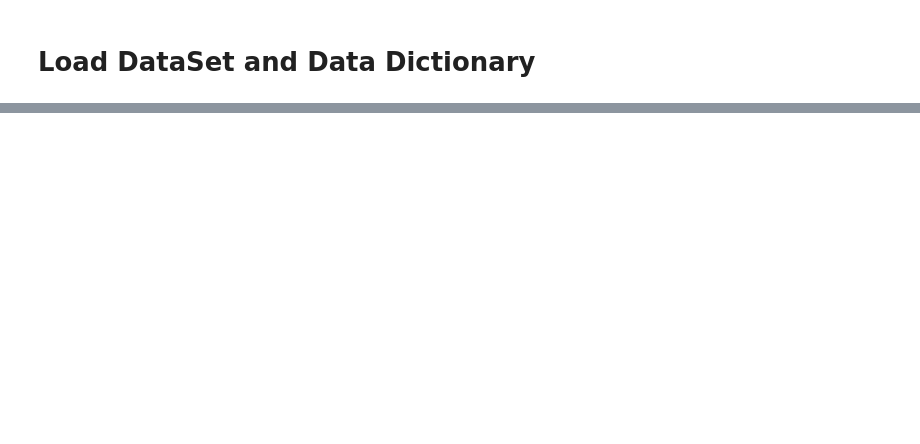
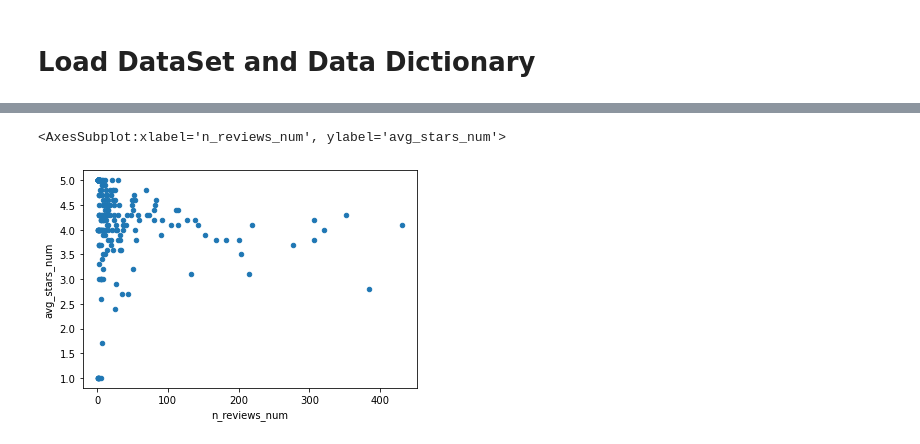
Before and after one commit to GSSaac/TOMlogistics, a Jupyter notebook: cm_WP1_DescriptiveStats.ipynb, the cells around one changed output, grey strips where cells are left out. Drawn from its saved outputs; the diff is of its cells as text; code cells hidden in the pictures; blank space fills up the shorter version.

```diff
--- a/cm_WP1_DescriptiveStats.ipynb
+++ b/cm_WP1_DescriptiveStats.ipynb
@@ -128,0 +201,13 @@ array(['010 Logistics', 'EA logistics & moving'], dtype=object)
+# %%
+#Which companies have the lowest ratings? (with at least 10 reviews)
+over_ten_reviews = Dataset[(Dataset["n_reviews_num"] >= 10)]
+high_reviews = over_ten_reviews.sort_values("avg_stars_num",ascending=False).head()
+low_reviews = over_ten_reviews.sort_values("avg_stars_num",ascending=True).head()
+high_reviews, low_reviews
+
+#produce scatter plot with average ratings vs number of reviews
+#does not include companies filtered reviews above
+unique_companies.plot(kind="scatter", x="n_reviews_num", y="avg_stars_num")
+# %% [output]
+<AxesSubplot:xlabel='n_reviews_num', ylabel='avg_stars_num'>
+[figure, added]
```
Also changed, not shown: parts of 18 cells of this notebook, 1 other file.
